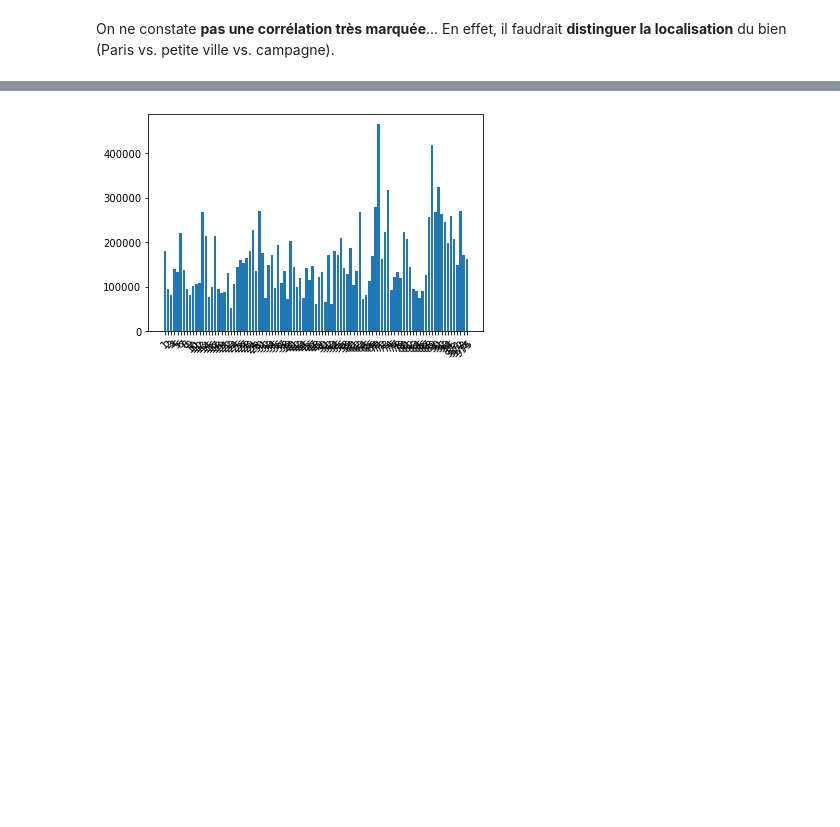
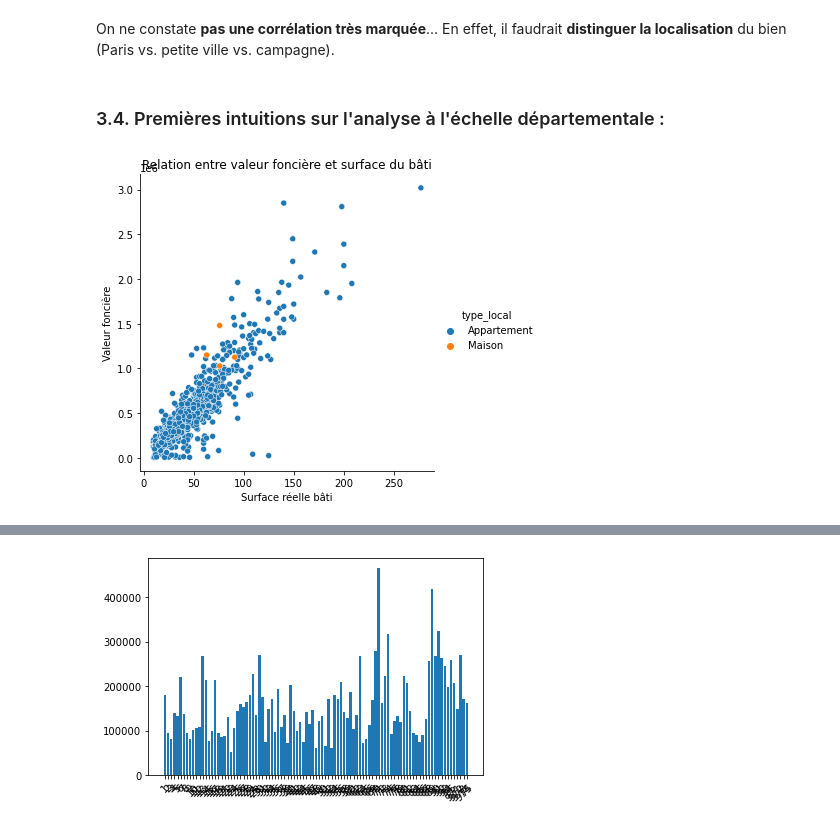
Before and after one commit to victor-kerros/tokenisation-immo, a Jupyter notebook: token-immo.ipynb, the cells around one changed output, grey strips where cells are left out. Saved outputs shown, nothing was run; the diff lists cells and outputs as text; code cells hidden in the pictures; blank space fills up the shorter version.

```diff
--- a/token-immo.ipynb
+++ b/token-immo.ipynb
@@ -751,2 +756,19 @@ plt.show()
 # %% [markdown]
 On ne constate **pas une corrélation très marquée**... En effet, il faudrait **distinguer la localisation** du bien (Paris vs. petite ville vs. campagne).
+# %% [markdown]
+### 3.4. Premières intuitions sur l'analyse à l'échelle départementale :
+# %%
+# Représentation des transactions d'appartements et maisons pour Paris
+
+data_aux_paris = data.drop(data.loc[data['code_departement'] != 75].index)
+data_aux_paris = data_aux_paris.drop(data_aux_paris.loc[data_aux_paris['type_local'] == 'Local industriel. commercial ou assimilé'].index)
+
+ax = sns.relplot(x = "surface_reelle_bati",
+            y = "valeur_fonciere",
+            hue = "type_local",
+            data = data_aux_paris.sample(1000))
+ax.set(title = "Relation entre valeur foncière et surface du bâti",
+       xlabel = "Surface réelle bâti", ylabel = "Valeur foncière")
+plt.show()
+# %% [output]
+[figure, added]
```
Also changed, not shown: parts of 29 cells of this notebook.
